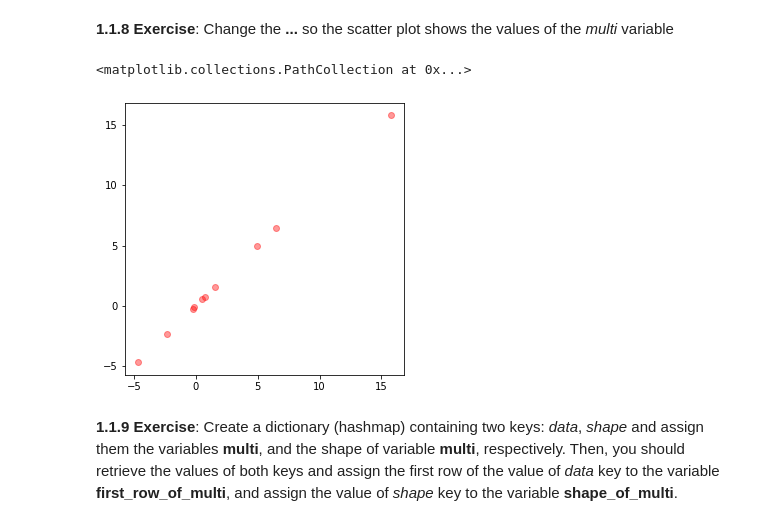
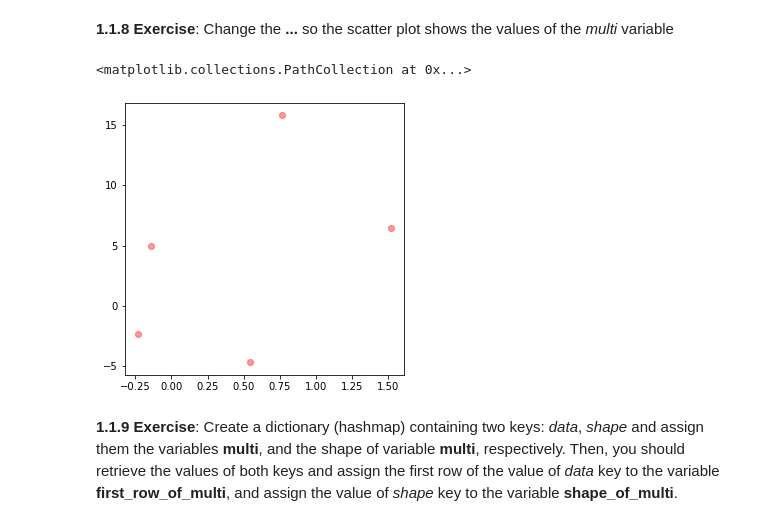
Before and after one commit to helenmand/Machine-Learning-assignments, a Jupyter notebook: first/LinearModels/3580_ELENI_MANDANA_emandana@csd.auth.gr_LinearModels.ipynb, the cells around one changed output. Saved outputs shown, nothing was run; the diff lists cells and outputs as text; code cells hidden in the pictures.

```diff
--- a/first/LinearModels/3580_ELENI_MANDANA_emandana@csd.auth.gr_LinearModels.ipynb
+++ b/first/LinearModels/3580_ELENI_MANDANA_emandana@csd.auth.gr_LinearModels.ipynb
@@ -268,15 +278,15 @@ x: [[-0.1382643   4.96714153]
 # %%
 # Run this block to see a visual represntation of your samples.
 import matplotlib.pyplot as plt
 plt.figure(figsize=(5,5))
 # BEGIN CODE HERE
-plt.scatter(multi[0:num_observations, 0:2],
-            multi[0:num_observations, 0:2],
+plt.scatter(multi[0:num_observations, 0],
+            multi[0:num_observations, 1],
             c = 'r', alpha = .4)
 #END CODE HERE
 # %% [output]
 <matplotlib.collections.PathCollection at 0x...>
-[figure, old version]
+[figure, new version]
 # %% [markdown]
 **1.1.9 Exercise**: Create a dictionary (hashmap) containing two keys: *data*, *shape* and assign them the variables **multi**, and the shape of variable **multi**, respectively. Then, you should retrieve the values of both keys and assign the first row of the value of *data* key to the variable **first_row_of_multi**, and assign the value of *shape* key to the variable **shape_of_multi**.
 # %%
```
Also changed, not shown: parts of 19 cells of this notebook.
